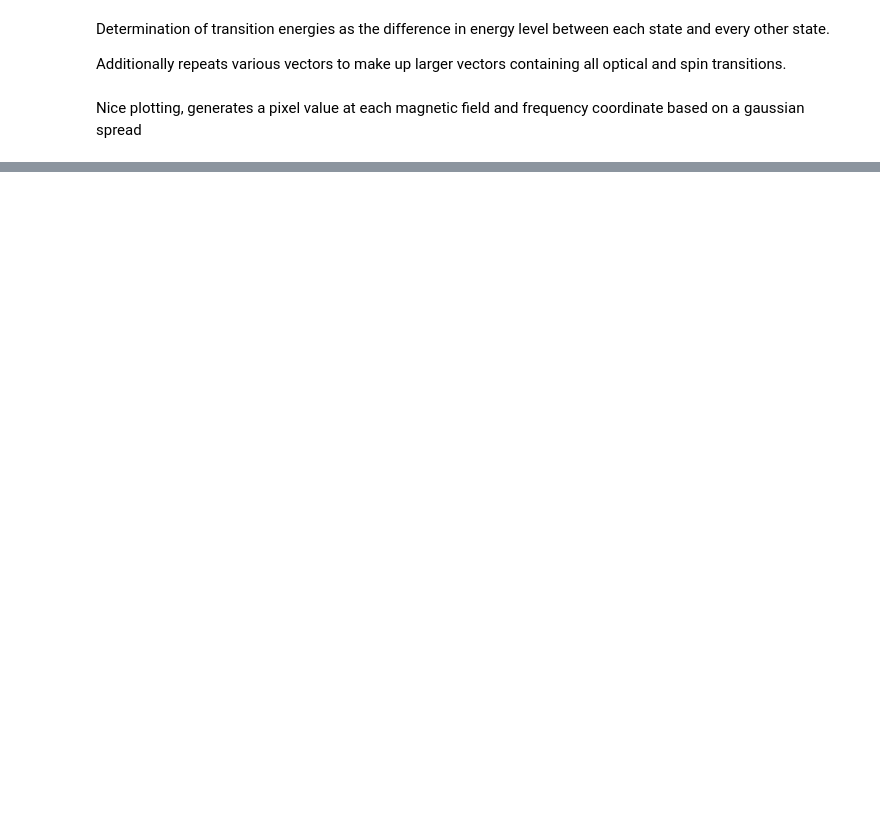
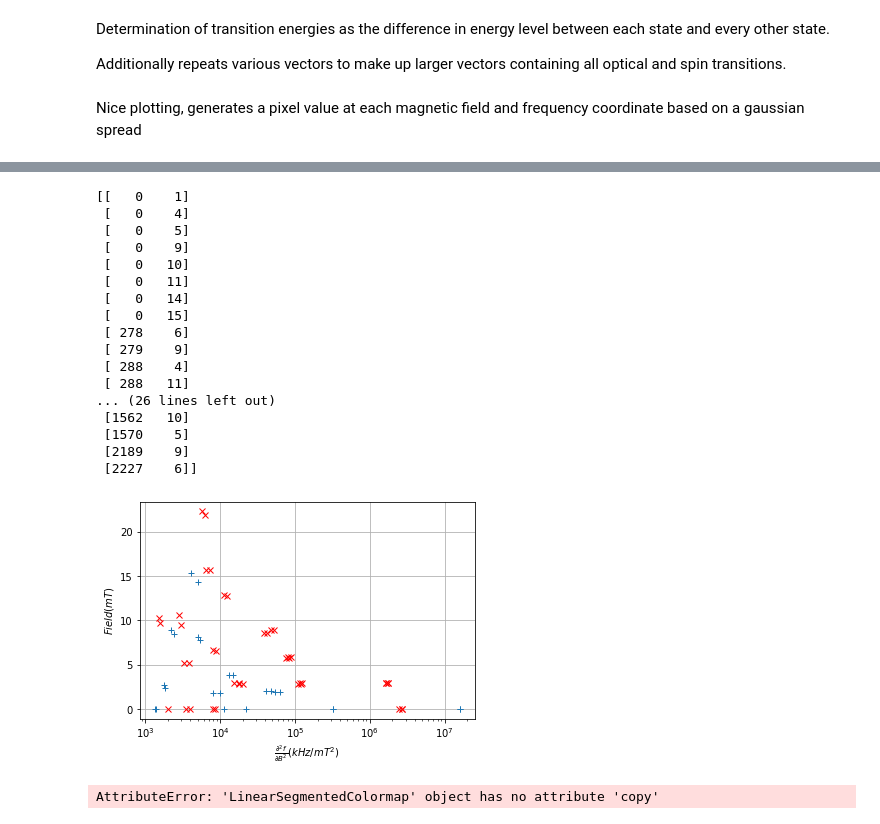
Before and after one commit to Quantum-Integration-Laboratory/qil_spin_Hamiltonian, a Jupyter notebook: Er_site_1.ipynb, the cells around one changed output, grey strips where cells are left out. Saved outputs shown, nothing was run; the diff lists cells and outputs as text; code cells hidden in the pictures; blank space fills up the shorter version.

```diff
--- a/Er_site_1.ipynb
+++ b/Er_site_1.ipynb
@@ -175,0 +206,58 @@ spin.transitionPixelPlot(freq_def,Bs,OS=OS_s,frange=yi,width = 0.08,cmap=cmapc,t
+# %%
+zero_crossings =lambda a: np.unique(np.argwhere(np.diff(np.sign(a),axis=0)),axis=0)
+
+print(id)
+
+id = (zero_crossings(gG))[1:,:]
+CS_G = np.abs(CS_G)
+plt.semilogx(CS_G[id[:,0],id[:,1]],Bs[id[:,0]]*1000,'+')
+
+id = (zero_crossings(gE))[1:,:]
+CS_E = np.abs(CS_E)
+plt.semilogx(CS_E[id[:,0],id[:,1]],Bs[id[:,0]]*1000,'rx')
+
+
+
+plt.ylabel(r'$Field(mT)$')
+plt.xlabel(r"$\frac{\partial^2f}{\partial B^{2}}(kHz/mT^2)$")
+#plt.xlim([1E-2,1E6])
+#plt.ylim([1E2,1E6])
+#plt.xticks([1E-2,1E0,1E2,1E4,1E6])
+plt.grid()
+plt.show()
+plt.close()
+# %% [output]
+[[   0    1]
+ [   0    4]
+ [   0    5]
+ [   0    9]
+ [   0   10]
+ [   0   11]
+ [   0   14]
+ [   0   15]
+ [ 278    6]
+ [ 279    9]
+ [ 288    4]
+ [ 288   11]
+... (26 lines left out)
+ [1562   10]
+ [1570    5]
+ [2189    9]
+ [2227    6]]
+[figure, added]
+# %%
+yi = np.linspace(-5,5,500)
+cmapc = plt.cm.get_cmap('bone').copy()
+
+spin.transitionPixelPlot(freq_def,Bs,frange=yi,width = 0.05,cmap=cmapc)
+spin.transitionPixelPlot(freq_def,Bs,OS=OS_s,frange=yi,width = 0.08,cmap=cmapc,title="$Yb^{3+}:YVO_{4}$ Optical transitions with strengths")
+#gx,gy,gz= spin.transitionPixelPlot(freq_def,Bs,OS=OS_s,frange=yi,width = 0.08,plot=False)
+#plt.pcolor(gx*1E3,gy,gz,shading='auto',cmap=cmapc,norm=clr.Normalize())
+#plt.xlabel('Magnetic Field strength (mT)')
+#plt.ylabel('Detuning (GHz)')
+#plt.title("$Yb^{3+}:YVO_{4}$ Optical transitions with strengths")
+#plt.savefig("../Yb_transitions.png")
+#plt.show()
+#plt.close()
+# %% [output]
+AttributeError: 'LinearSegmentedColormap' object has no attribute 'copy'
```
Also changed, not shown: parts of 4 cells of this notebook, 17 other files.
